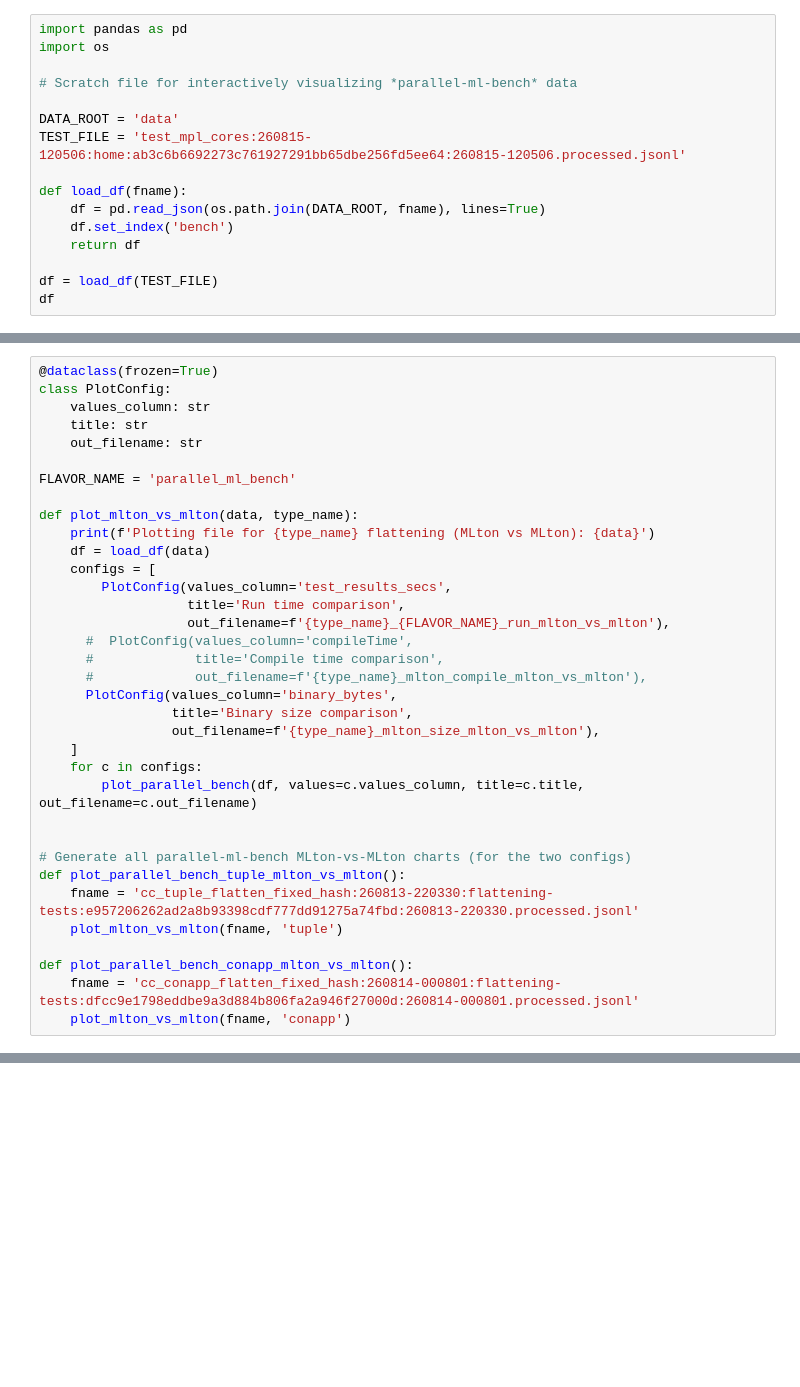
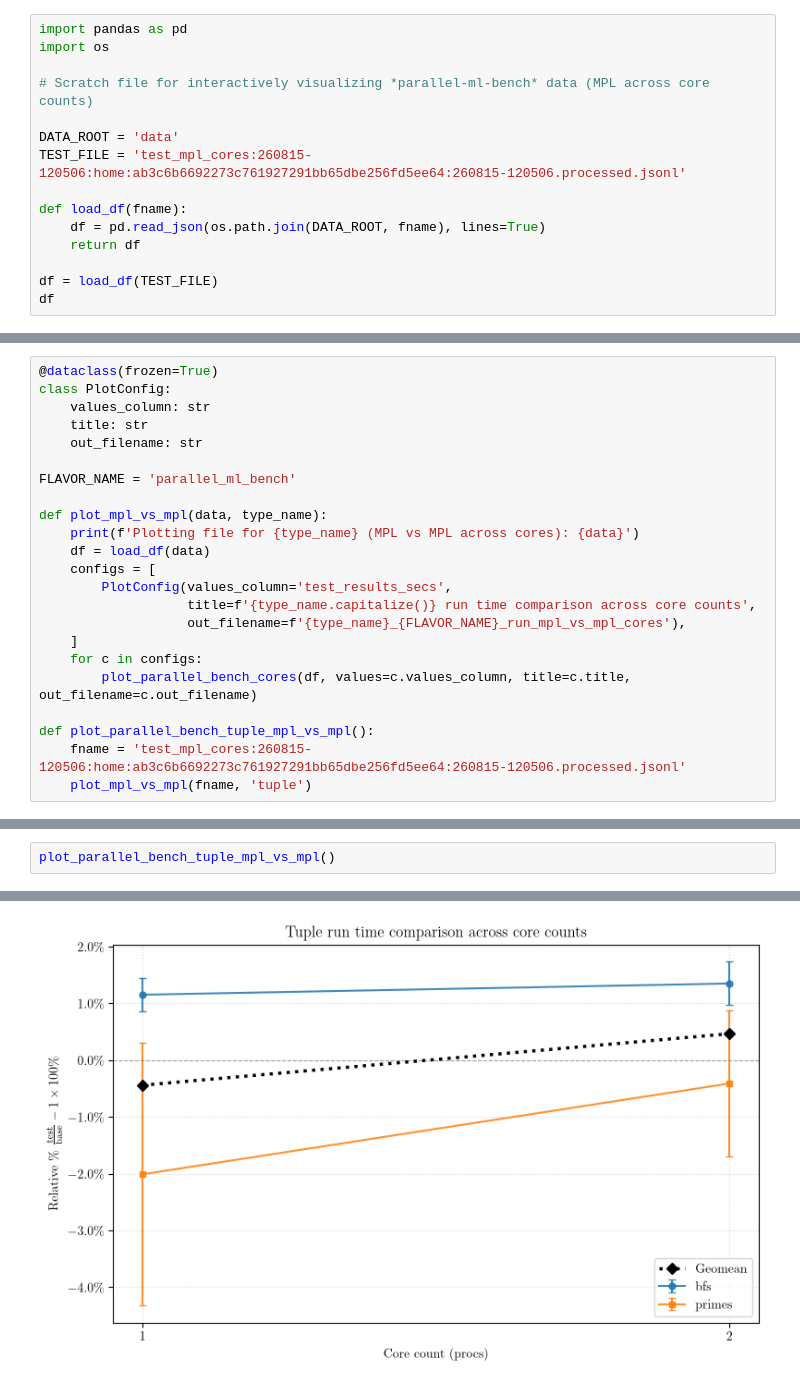
Before and after one commit to pscollins/mpl-opt-writeup, a Jupyter notebook: analysis/scratch_parallel_bench_mpl.ipynb, the cells around one changed output, grey strips where cells are left out. Saved outputs shown, nothing was run; the diff lists cells and outputs as text; blank space fills up the shorter version.

Commit message:
jetski fix plotting improvement

```diff
--- a/analysis/scratch_parallel_bench_mpl.ipynb
+++ b/analysis/scratch_parallel_bench_mpl.ipynb
@@ -2,14 +2,13 @@
 import pandas as pd
 import os
 
-# Scratch file for interactively visualizing *parallel-ml-bench* data
+# Scratch file for interactively visualizing *parallel-ml-bench* data (MPL across core counts)
 
 DATA_ROOT = 'data'
 TEST_FILE = 'test_mpl_cores:260815-120506:home:ab3c6b6692273c761927291bb65dbe256fd5ee64:260815-120506.processed.jsonl'
 
 def load_df(fname):
     df = pd.read_json(os.path.join(DATA_ROOT, fname), lines=True)
-    df.set_index('bench')
     return df
 
 df = load_df(TEST_FILE)
@@ -108,29 +178,17 @@ class PlotConfig:
 
 FLAVOR_NAME = 'parallel_ml_bench'
 
-def plot_mlton_vs_mlton(data, type_name):
-    print(f'Plotting file for {type_name} flattening (MLton vs MLton): {data}')
+def plot_mpl_vs_mpl(data, type_name):
+    print(f'Plotting file for {type_name} (MPL vs MPL across cores): {data}')
     df = load_df(data)
     configs = [
         PlotConfig(values_column='test_results_secs',
-                   title='Run time comparison',
-                   out_filename=f'{type_name}_{FLAVOR_NAME}_run_mlton_vs_mlton'),
-      #  PlotConfig(values_column='compileTime',
-      #             title='Compile time comparison',
-      #             out_filename=f'{type_name}_mlton_compile_mlton_vs_mlton'),
-      PlotConfig(values_column='binary_bytes',
-                 title='Binary size comparison',
-                 out_filename=f'{type_name}_mlton_size_mlton_vs_mlton'),
+                   title=f'{type_name.capitalize()} run time comparison across core counts',
+                   out_filename=f'{type_name}_{FLAVOR_NAME}_run_mpl_vs_mpl_cores'),
     ]
     for c in configs:
-        plot_parallel_bench(df, values=c.values_column, title=c.title, out_filename=c.out_filename)
+        plot_parallel_bench_cores(df, values=c.values_column, title=c.title, out_filename=c.out_filename)
 
-
-# Generate all parallel-ml-bench MLton-vs-MLton charts (for the two configs)
-def plot_parallel_bench_tuple_mlton_vs_mlton():
-    fname = 'cc_tuple_flatten_fixed_hash:260813-220330:flattening-tests:e957206262ad2a8b93398cdf777dd91275a74fbd:260813-220330.processed.jsonl'
-    plot_mlton_vs_mlton(fname, 'tuple')
-
-def plot_parallel_bench_conapp_mlton_vs_mlton():
-    fname = 'cc_conapp_flatten_fixed_hash:260814-000801:flattening-tests:dfcc9e1798eddbe9a3d884b806fa2a946f27000d:260814-000801.processed.jsonl'
-    plot_mlton_vs_mlton(fname, 'conapp')
+def plot_parallel_bench_tuple_mpl_vs_mpl():
+    fname = 'test_mpl_cores:260815-120506:home:ab3c6b6692273c761927291bb65dbe256fd5ee64:260815-120506.processed.jsonl'
+    plot_mpl_vs_mpl(fname, 'tuple')
@@ -139,0 +195,3 @@ plot_parallel_bench_conapp_mlton_vs_mlton()
+# %%
+plot_parallel_bench_tuple_mpl_vs_mpl()
+# %% [output]
@@ -139,0 +200 @@ plot_parallel_bench_conapp_mlton_vs_mlton()
+[figure, added]
```
Also changed, not shown: parts of 3 cells of this notebook.
